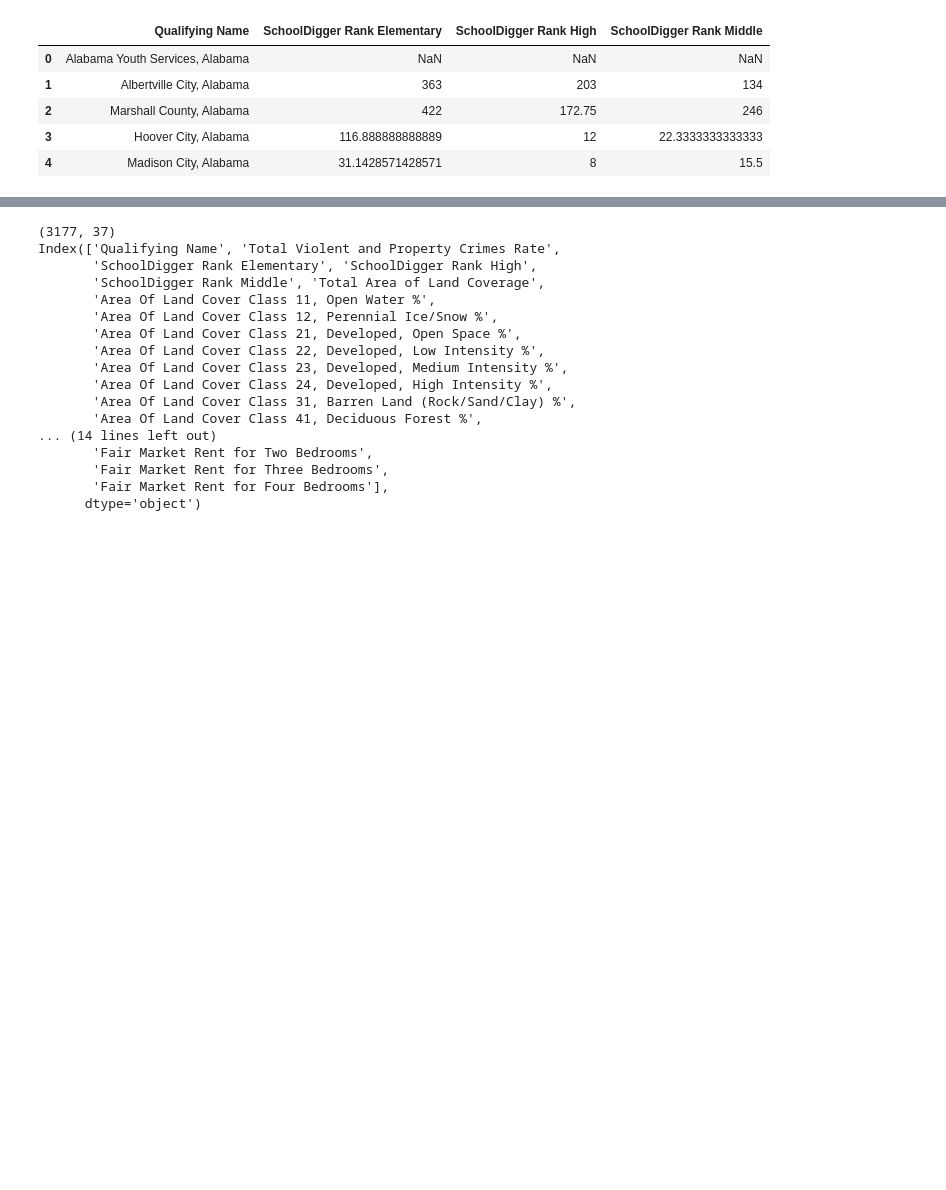
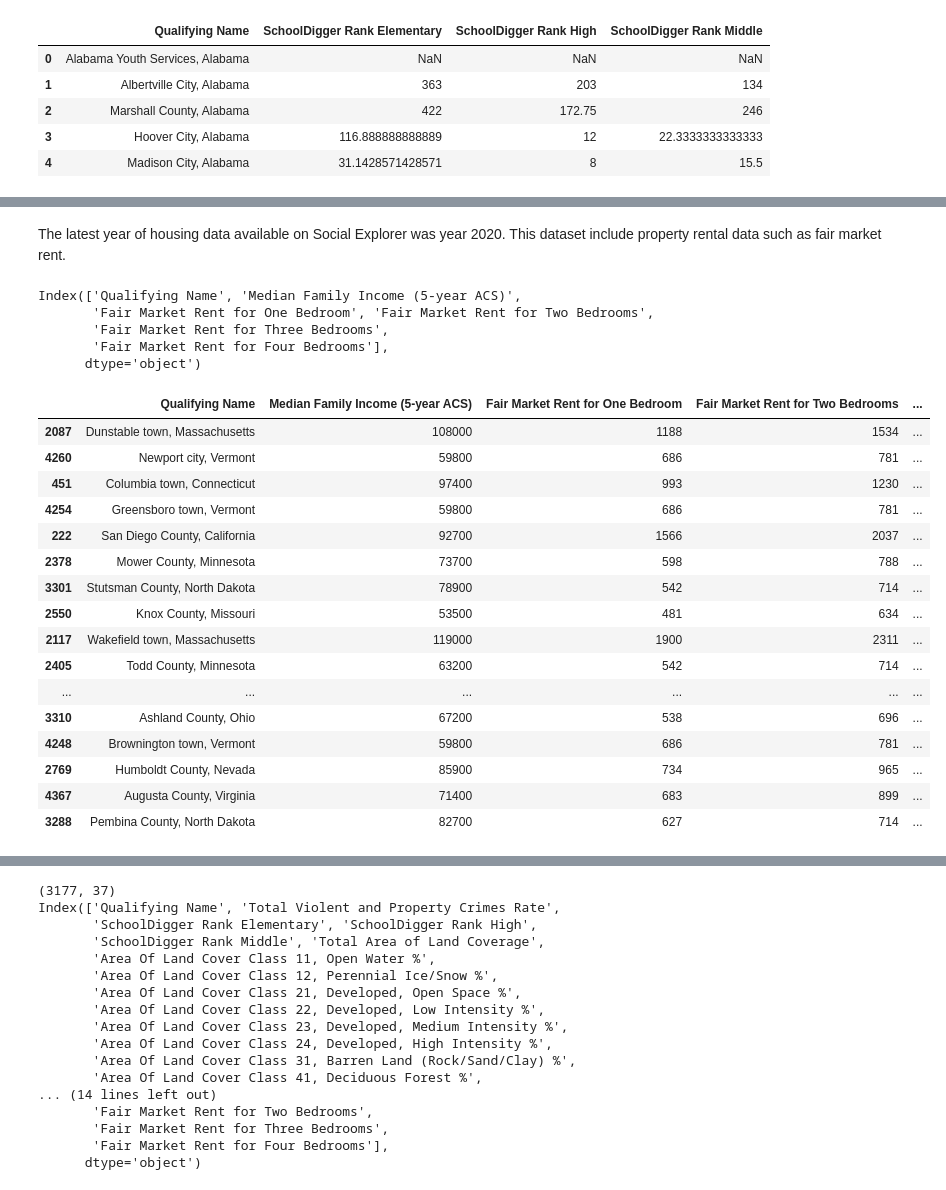
Before and after one commit to akiwarheit/mads-capstone-project, a Jupyter notebook: notebooks/9_se_data_preprocessing.ipynb, the cells around one changed output, grey strips where cells are left out. Cells and saved outputs as stored; diff of their text form; code cells hidden in the pictures; blank space fills up the shorter version.

Commit message:
se data preprocessing was missing some code due to merging errors :(

```diff
--- a/notebooks/9_se_data_preprocessing.ipynb
+++ b/notebooks/9_se_data_preprocessing.ipynb
@@ -68 +115,40 @@ housing_df.columns
+# %% [markdown]
+The latest year of housing data available on Social Explorer was year 2020. This dataset include property rental data such as fair market rent.
+# %%
+housing_df = pd.read_csv('../data/social_explorer_raw/Income_limits_and_fair_market_rent_2020.csv')
+housing_df = housing_df.drop(index=0)
+housing_df = housing_df.reset_index(drop=True)
+# print(housing_df.shape)
+housing_col_to_keep = ['Qualifying Name', 'Median Family Income (5-year ACS)', 'Fair Market Rent for One Bedroom',
+       'Fair Market Rent for Two Bedrooms',
+       'Fair Market Rent for Three Bedrooms',
+       'Fair Market Rent for Four Bedrooms']
+housing_df = housing_df[housing_col_to_keep]
+# check and remove duplicate column
+# print(housing_df_filtered['Fair Market Rent for Two Bedrooms'].equals(housing_df_filtered['FY 2020 Fair Market Rent (Two-Bedrooms)']))
+print(housing_df.columns)
+housing_df.sample(50)
+# %% [output]
+Index(['Qualifying Name', 'Median Family Income (5-year ACS)',
+       'Fair Market Rent for One Bedroom', 'Fair Market Rent for Two Bedrooms',
+       'Fair Market Rent for Three Bedrooms',
+       'Fair Market Rent for Four Bedrooms'],
+      dtype='object')
+|  | Qualifying Name | Median Family Income (5-year ACS) | Fair Market Rent for One Bedroom | Fair Market Rent for Two Bedrooms | ... |
+| 2087 | Dunstable town, Massachusetts | 108000 | 1188 | 1534 | ... |
+| 4260 | Newport city, Vermont | 59800 | 686 | 781 | ... |
+| 451 | Columbia town, Connecticut | 97400 | 993 | 1230 | ... |
+| 4254 | Greensboro town, Vermont | 59800 | 686 | 781 | ... |
+| 222 | San Diego County, California | 92700 | 1566 | 2037 | ... |
+| 2378 | Mower County, Minnesota | 73700 | 598 | 788 | ... |
+| 3301 | Stutsman County, North Dakota | 78900 | 542 | 714 | ... |
+| 2550 | Knox County, Missouri | 53500 | 481 | 634 | ... |
+| 2117 | Wakefield town, Massachusetts | 119000 | 1900 | 2311 | ... |
+| 2405 | Todd County, Minnesota | 63200 | 542 | 714 | ... |
+| ... | ... | ... | ... | ... | ... |
+| 3310 | Ashland County, Ohio | 67200 | 538 | 696 | ... |
+| 4248 | Brownington town, Vermont | 59800 | 686 | 781 | ... |
+| 2769 | Humboldt County, Nevada | 85900 | 734 | 965 | ... |
+| 4367 | Augusta County, Virginia | 71400 | 683 | 899 | ... |
+| 3288 | Pembina County, North Dakota | 82700 | 627 | 714 | ... |
 # %%
```
Also changed, not shown: parts of 11 cells of this notebook.
